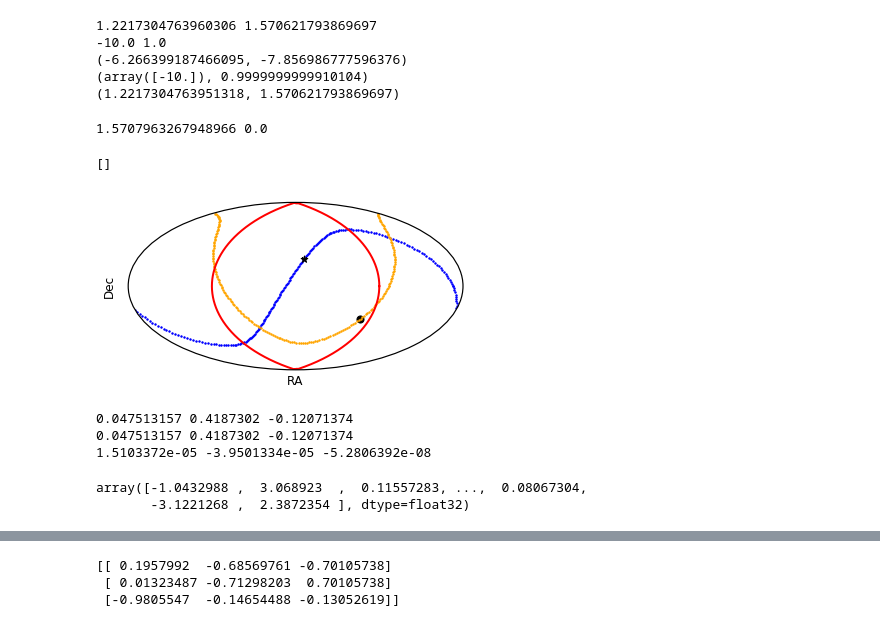
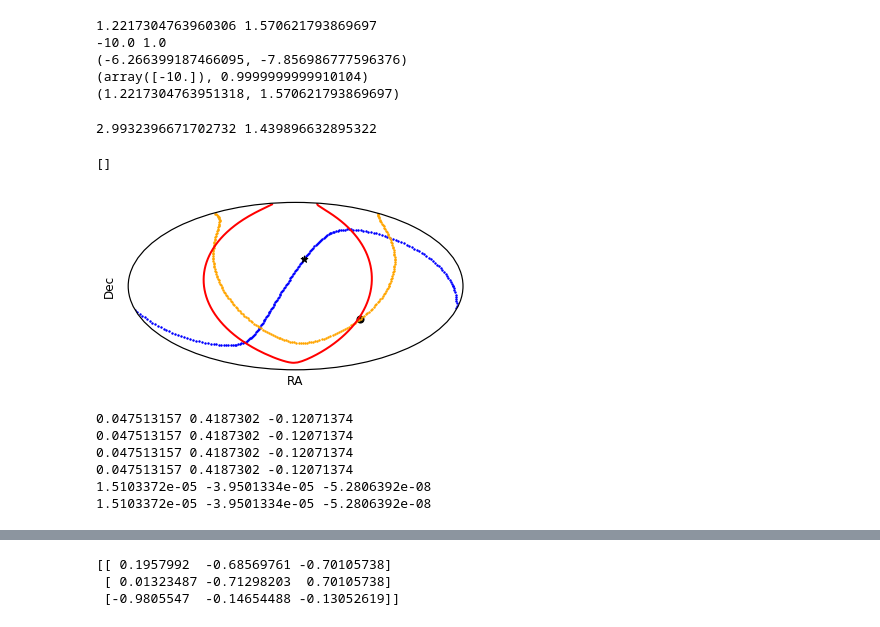
Before and after one commit to michael-petersen/rrlyrae-edr3, a Jupyter notebook: Mock_analysis.ipynb, the cells around one changed output, grey strips where cells are left out. Drawn from its saved outputs; the diff is of its cells as text; code cells hidden in the pictures.

```diff
--- a/Mock_analysis.ipynb
+++ b/Mock_analysis.ipynb
@@ -687,7 +687,7 @@ def rotate_velocities_arbitrary(a,d,mua,mud,Aprime):
 (1.2217304763951318, 1.570621793869697)
 # %%
 
-def define_points_at_angle(angular_separation,phi0,theta0,resolution=200):
+def define_points_at_angle(angular_separation,phi0,theta0,resolution=200,manlam=[0]):
     """define a set of points at fixed angular distance from a specified spherical surface point
 
     inputs
@@ -703,6 +703,8 @@ def define_points_at_angle(angular_separation,phi0,theta0,resolution=200):
     """
     phi = angular_separation*np.pi/180.
     lam = np.linspace(0.,2*np.pi,resolution)
+    if len(manlam)>1:
+        lam = manlam
     phip = np.pi/2. - phi
     cvals = [np.sin(phip),np.cos(phip)*np.cos(lam),np.cos(phip)*np.sin(lam)]
     x1,x2 = np.arctan2(cvals[1],cvals[0]),np.arctan2(cvals[2],np.sqrt(cvals[0]*cvals[0]+cvals[1]*cvals[1]))
@@ -713,35 +715,37 @@ def define_points_at_angle(angular_separation,phi0,theta0,resolution=200):
 
 
 lmcl,lmcb = -79,-32.75
 x1,x2 = define_points_at_angle(90.,0.,0.,resolution=200)
+x1,x2 = define_points_at_angle(90.,188.5,-7.5,manlam=np.linspace(-1.5*np.pi,0.48*np.pi,200))
+
 x1b,x2b = define_points_at_angle(90.,lmcl,lmcb,resolution=200)
 
 indx = 80
 x1d,x2d = define_points_at_angle(90.,-x1b[indx]*180./np.pi,x2b[indx]*180./np.pi,resolution=200)
 print(x1[0],x2[0])
 
 
 
 ax = plt.subplot(111, projection="aitoff")
 ax.plot(x1,x2,color='red')
 ax.scatter(x1b,x2b,color='blue',s=2.)
 #ax.scatter(x1c,x2c,color='green',s=2.)
 ax.scatter(-lmcl*np.pi/180.,lmcb*np.pi/180.,color='black',s=50.)
 
 ax.scatter(x1d,x2d,color='orange',s=2.)
 ax.scatter(x1b[indx],x2b[indx],color='black',s=50.,marker='*')
 
 
 
 
 ax.set_xlabel('RA',size=12)
 ax.set_ylabel('Dec',size=12)
 ax.set_xticklabels(())
 ax.set_yticklabels(())
 # %% [output]
-1.5707963267948966 0.0
+2.9932396671702732 1.439896632895322
 []
-[figure, old version]
+[figure, new version]
 # %%
 from exptool.io import psp_io
 
@@ -839,15 +843,17 @@ def process_mock(infile,compname,heliocentric=True,pfac=0.6):
 
 LMC = process_mock(infile,'lmc')
 MW = process_mock(infile,'mw')
+LMCg = process_mock(infile,'lmc',heliocentric=False)
+MWg = process_mock(infile,'mw',heliocentric=False)
+
 
 infile2 = '/Volumes/External1/Disk068/Eagle/OUT.run068s22hdm3.00000'
 MW0 = process_mock(infile2,'mw')
+MW0g = process_mock(infile2,'mw',heliocentric=False)
 # %% [output]
+0.047513157 0.4187302 -0.12071374
+0.047513157 0.4187302 -0.12071374
 0.047513157 0.4187302 -0.12071374
 0.047513157 0.4187302 -0.12071374
 1.5103372e-05 -3.9501334e-05 -5.2806392e-08
+1.5103372e-05 -3.9501334e-05 -5.2806392e-08
-# %%
-MW.phi
-# %% [output]
-array([-1.0432988 ,  3.068923  ,  0.11557283, ...,  0.08067304,
-       -3.1221268 ,  2.3872354 ], dtype=float32)
```
Also changed, not shown: parts of 37 cells of this notebook, 21 other files.
